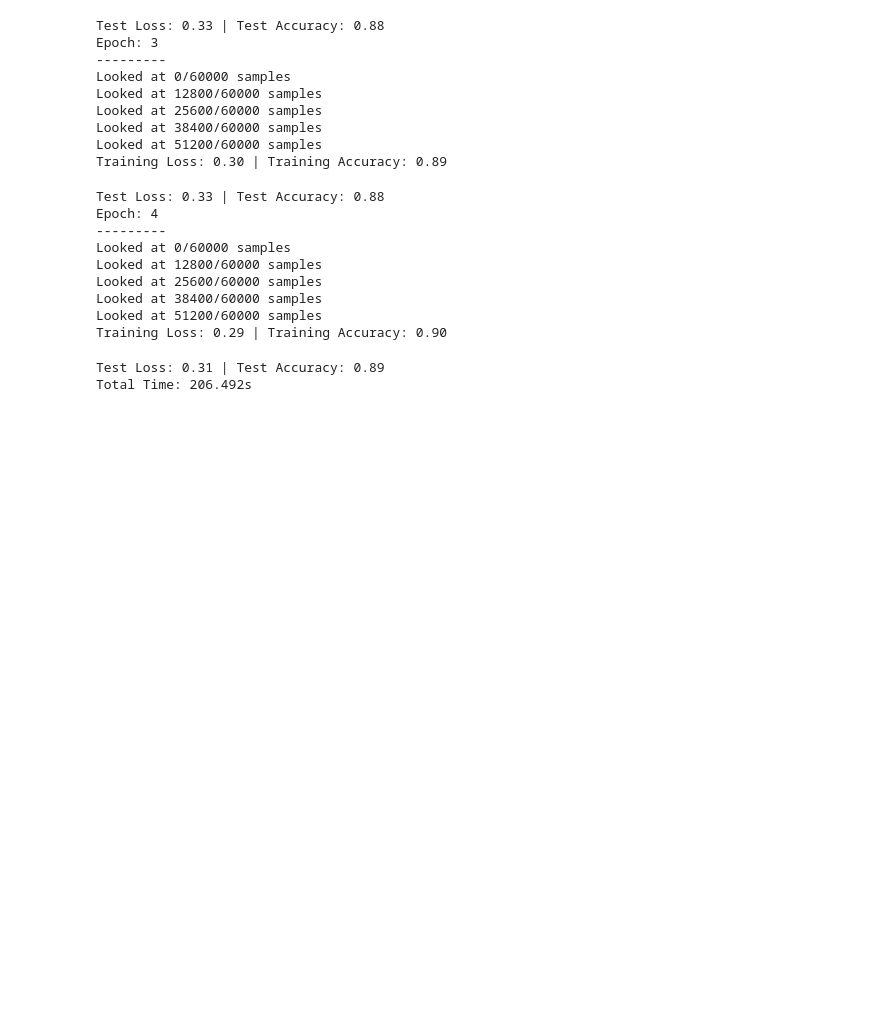
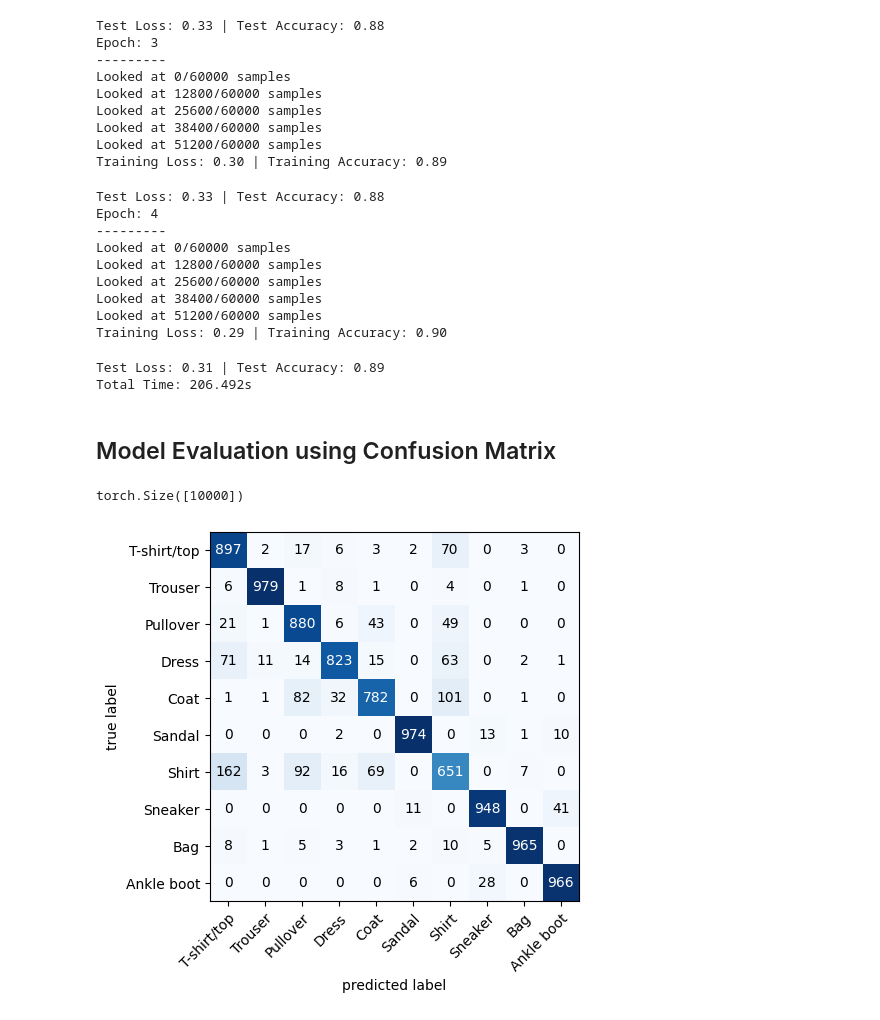
Before and after one commit to vishwasg217/Pytorch-tutorial, a Jupyter notebook: CNN.ipynb, the cells around one changed output. Saved outputs shown, nothing was run; the diff lists cells and outputs as text; code cells hidden in the pictures; blank space fills up the shorter version.

Commit message:
confustion matrix

```diff
--- a/CNN.ipynb
+++ b/CNN.ipynb
@@ -259,3 +259,34 @@ Looked at 51200/60000 samples
 Training Loss: 0.29 | Training Accuracy: 0.90
 Test Loss: 0.31 | Test Accuracy: 0.89
 Total Time: 206.492s
+# %% [markdown]
+## Model Evaluation using Confusion Matrix
+# %%
+model.eval()
+
+epoch = 0
+
+y_preds = []
+
+with torch.inference_mode():
+    for X_test, y_test in test_dataloader:
+        epoch += 1
+        y_logit = model(X_test)
+        y_pred = torch.softmax(y_logit, dim=1).argmax(dim=1)
+        y_preds.append(y_pred)
+
+y_preds = torch.cat(y_preds) # concatenate all the predictions into one tensor
+print(y_preds.shape)
+# %% [output]
+torch.Size([10000])
+# %%
+from torchmetrics import ConfusionMatrix
+from mlxtend.plotting import plot_confusion_matrix
+
+cm = ConfusionMatrix(task="multiclass", num_classes=len(class_names))
+conf_mat = cm(y_preds, test_data.targets)
+
+fig, ax = plot_confusion_matrix(conf_mat=conf_mat.numpy(), class_names=class_names)
+plt.show()
+# %% [output]
+[figure, added]
```
